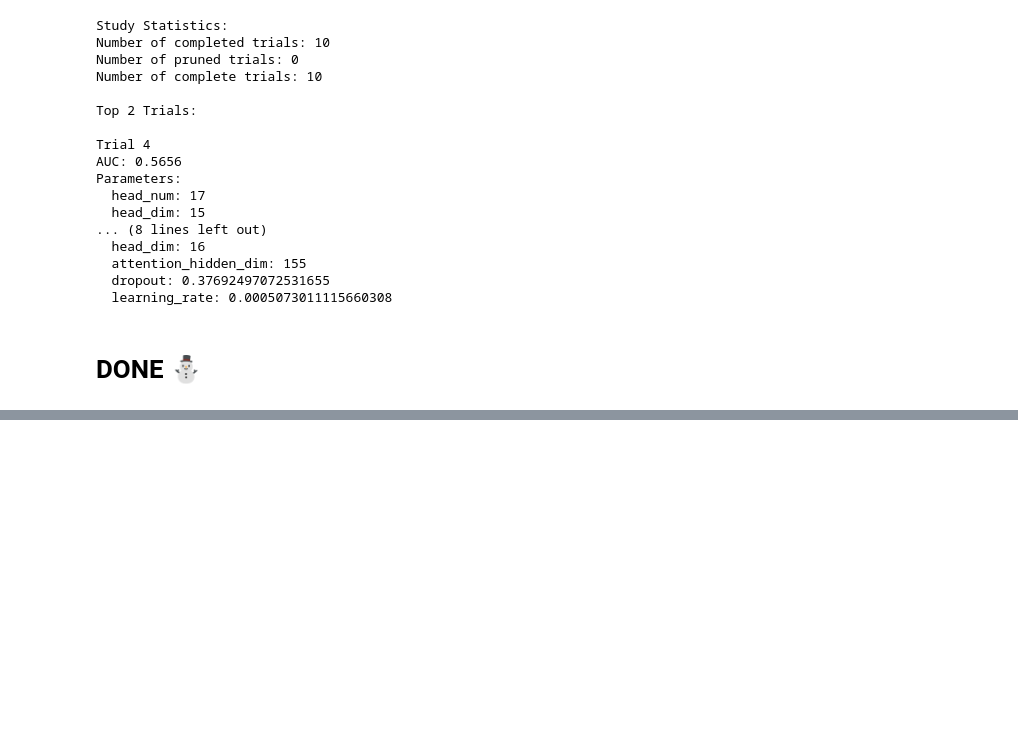
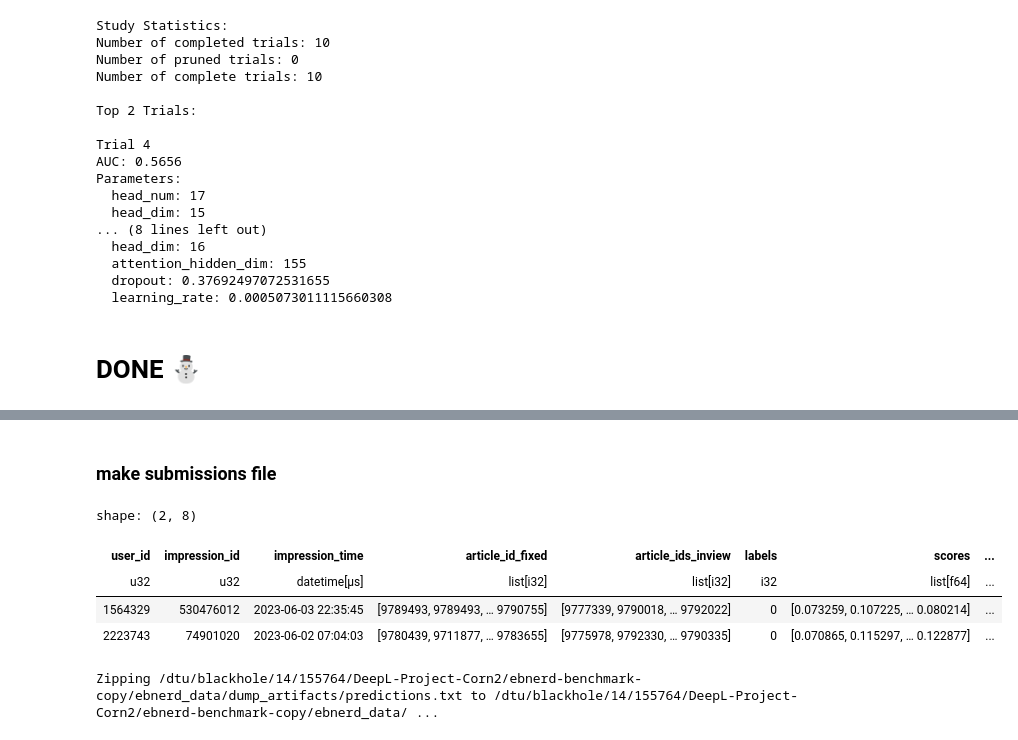
Before and after one commit to s204619/DeepL-Project, a Jupyter notebook: ebnerd-benchmark-copy/src/nrms_ebnerd_Hyperparam.ipynb, the cells around one changed output, grey strips where cells are left out. Cells and saved outputs as stored; diff of their text form; code cells hidden in the pictures; blank space fills up the shorter version.

Commit message:
Testset implementation

```diff
--- a/ebnerd-benchmark-copy/src/nrms_ebnerd_Hyperparam.ipynb
+++ b/ebnerd-benchmark-copy/src/nrms_ebnerd_Hyperparam.ipynb
@@ -908,0 +1060,17 @@ Parameters:
+# %%
+df_test = df_test.with_columns(pl.lit(0).alias("labels")) #Dummy labels
+# %%
+BATCH_SIZE_TEST = 32
+
+test_dataloader = NRMSDataLoader(
+    behaviors=df_test,
+    article_dict=article_mapping,
+    unknown_representation="zeros",
+    history_column=DEFAULT_HISTORY_ARTICLE_ID_COL,
+    eval_mode=True,
+    batch_size=BATCH_SIZE_TEST,
+)
+# %%
+print("Started doing predictions on testset")
+pred_test = model.scorer.predict(test_dataloader)
+df_test = add_prediction_scores(df_test, pred_test.tolist())
@@ -908,0 +1084,27 @@ Parameters:
+# %% [markdown]
+### make submissions file
+# %%
+df_test = df_test.with_columns(
+    pl.col("scores")
+    .map_elements(lambda x: list(rank_predictions_by_score(x)))
+    .alias("ranked_scores")
+)
+df_test.head(2)
+# %% [output]
+shape: (2, 8)
+| user_id | impression_id | impression_time | article_id_fixed | article_ids_inview | labels | scores | ... |
+| u32 | u32 | datetime[μs] | list[i32] | list[i32] | i32 | list[f64] | ... |
+| 1564329 | 530476012 | 2023-06-03 22:35:45 | [9789493, 9789493, … 9790755] | [9777339, 9790018, … 9792022] | 0 | [0.073259, 0.107225, … 0.080214] | ... |
+| 2223743 | 74901020 | 2023-06-02 07:04:03 | [9780439, 9711877, … 9783655] | [9775978, 9792330, … 9790335] | 0 | [0.070865, 0.115297, … 0.122877] | ... |
+# %%
+write_submission_file(
+    impression_ids=df_test[DEFAULT_IMPRESSION_ID_COL],
+    prediction_scores=df_test["ranked_scores"],
+    path=DUMP_DIR.joinpath("predictions.txt"),
+    filename_zip=f"predictions-CORRECT345.zip",
+)
+print("Submission file created!")
+print("DONE")
+print("")
+# %% [output]
+Zipping /dtu/blackhole/14/155764/DeepL-Project-Corn2/ebnerd-benchmark-copy/ebnerd_data/dump_artifacts/predictions.txt to /dtu/blackhole/14/155764/DeepL-Project-Corn2/ebnerd-benchmark-copy/ebnerd_data/ ...
```
Also changed, not shown: parts of 32 cells of this notebook, 31 other files.
